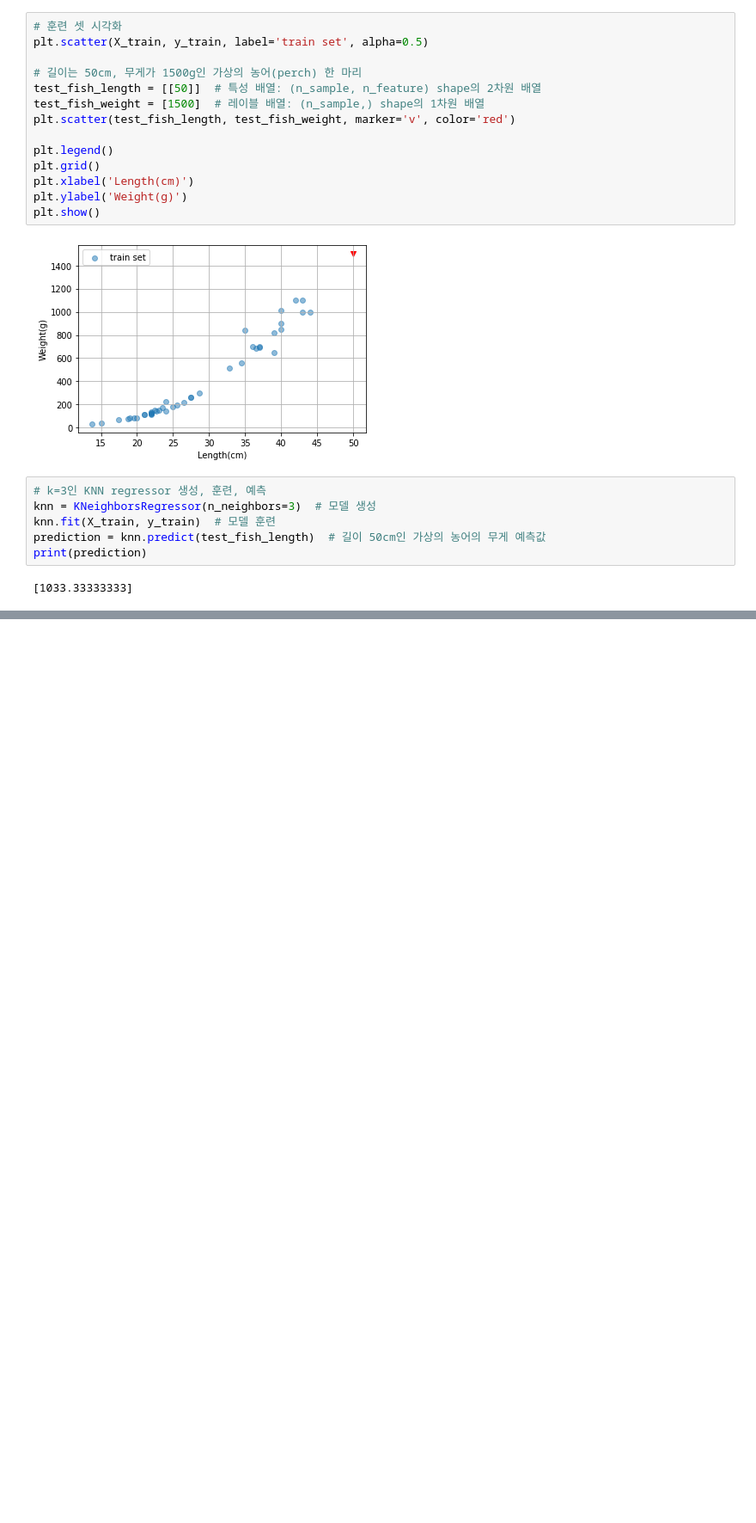
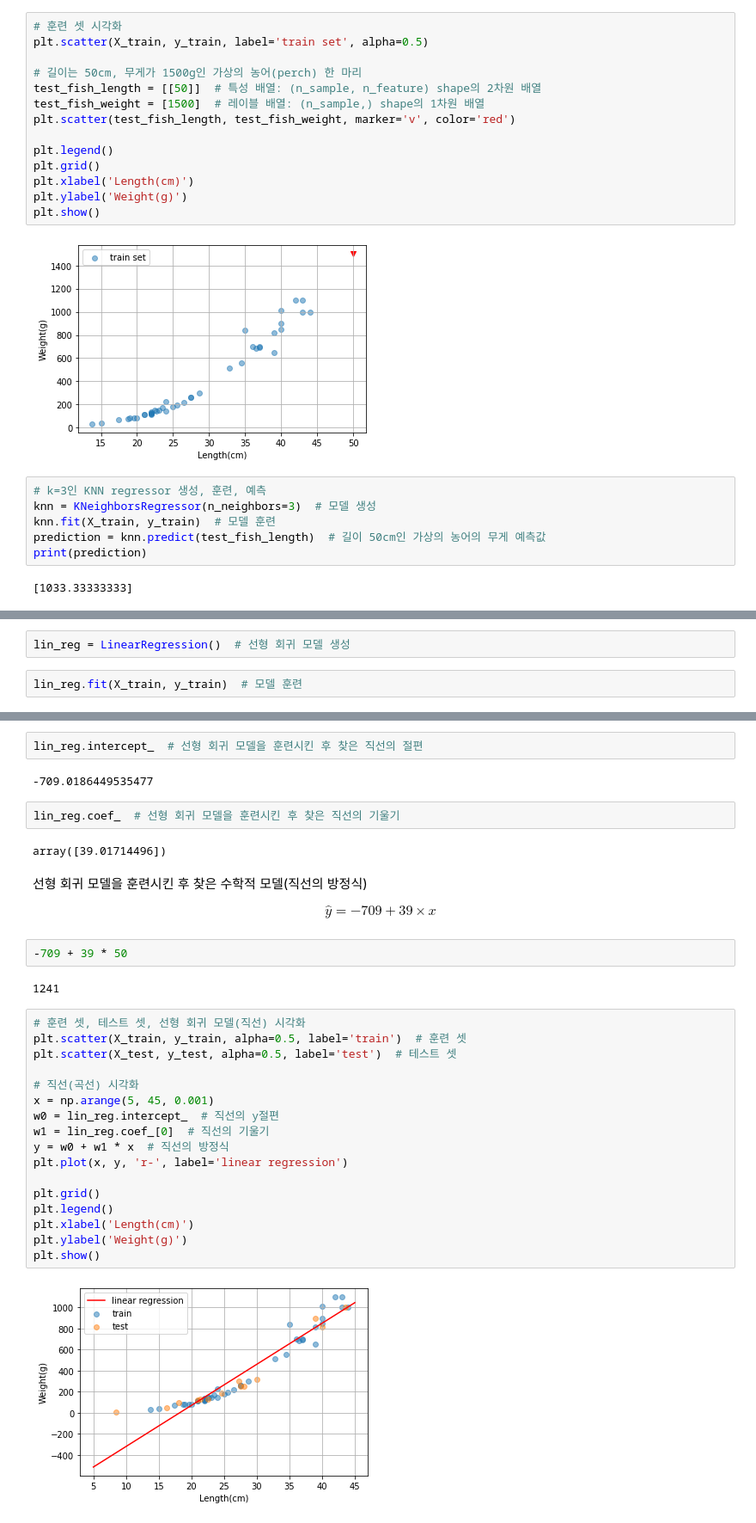
Before and after one commit to JakeOh/202110_itw_lab_python, a Jupyter notebook: ml05_regression.ipynb, the cells around one changed output, grey strips where cells are left out. Shown at 86% size. Drawn from its saved outputs; the diff is of its cells as text; blank space fills up the shorter version.

```diff
--- a/ml05_regression.ipynb
+++ b/ml05_regression.ipynb
@@ -313,0 +316,4 @@ print(prediction)
+# %%
+lin_reg = LinearRegression()  # 선형 회귀 모델 생성
+# %%
+lin_reg.fit(X_train, y_train)  # 모델 훈련
@@ -313,0 +332,37 @@ print(prediction)
+# %%
+lin_reg.intercept_  # 선형 회귀 모델을 훈련시킨 후 찾은 직선의 절편
+# %% [output]
+-709.0186449535477
+# %%
+lin_reg.coef_  # 선형 회귀 모델을 훈련시킨 후 찾은 직선의 기울기
+# %% [output]
+array([39.01714496])
+# %% [markdown]
+선형 회귀 모델을 훈련시킨 후 찾은 수학적 모델(직선의 방정식)
+
+$$
+\hat{y} = -709 + 39 \times x
+$$
+# %%
+-709 + 39 * 50
+# %% [output]
+1241
+# %%
+# 훈련 셋, 테스트 셋, 선형 회귀 모델(직선) 시각화
+plt.scatter(X_train, y_train, alpha=0.5, label='train')  # 훈련 셋
+plt.scatter(X_test, y_test, alpha=0.5, label='test')  # 테스트 셋
+
+# 직선(곡선) 시각화
+x = np.arange(5, 45, 0.001)
+w0 = lin_reg.intercept_  # 직선의 y절편
+w1 = lin_reg.coef_[0]  # 직선의 기울기
+y = w0 + w1 * x  # 직선의 방정식
+plt.plot(x, y, 'r-', label='linear regression')
+
+plt.grid()
+plt.legend()
+plt.xlabel('Length(cm)')
+plt.ylabel('Weight(g)')
+plt.show()
+# %% [output]
+[figure, added]
```
Also changed, not shown: parts of 9 cells of this notebook.
